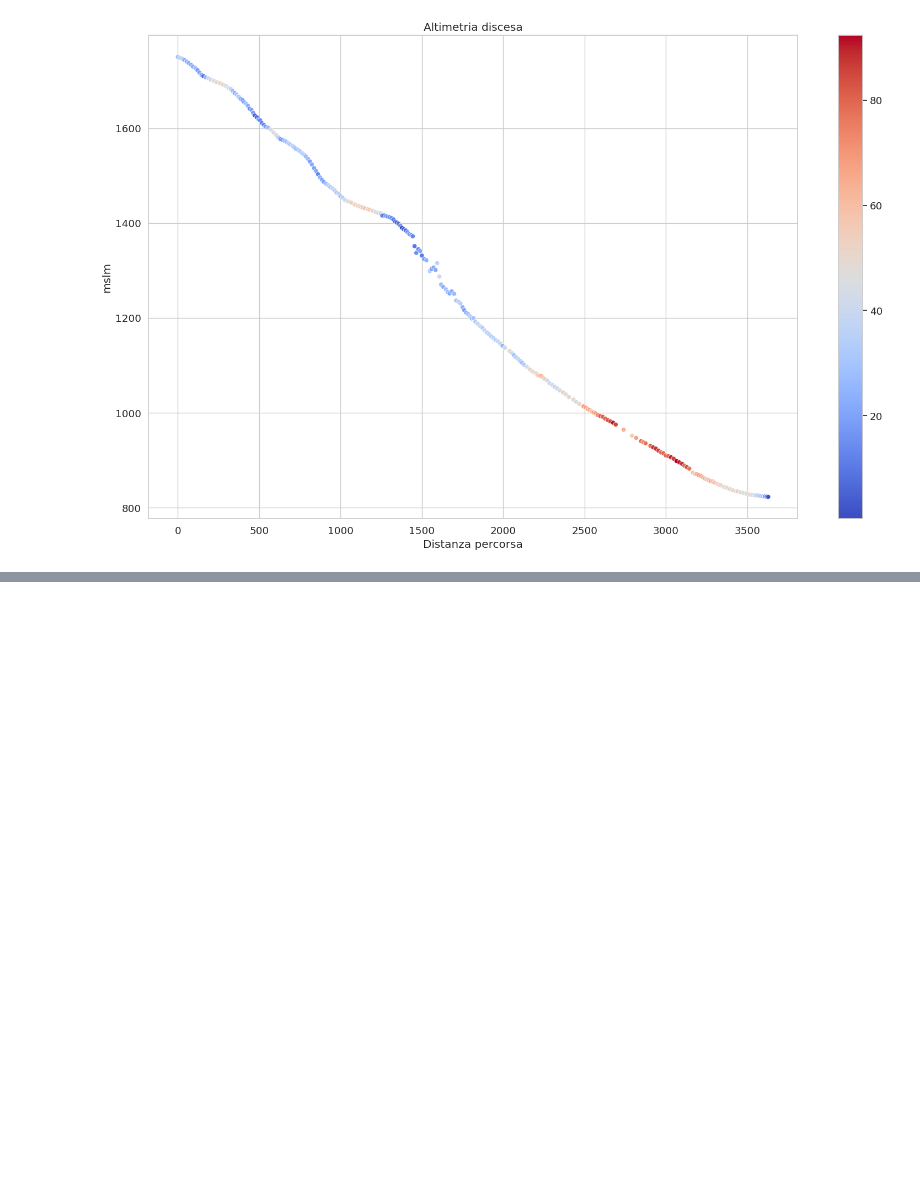
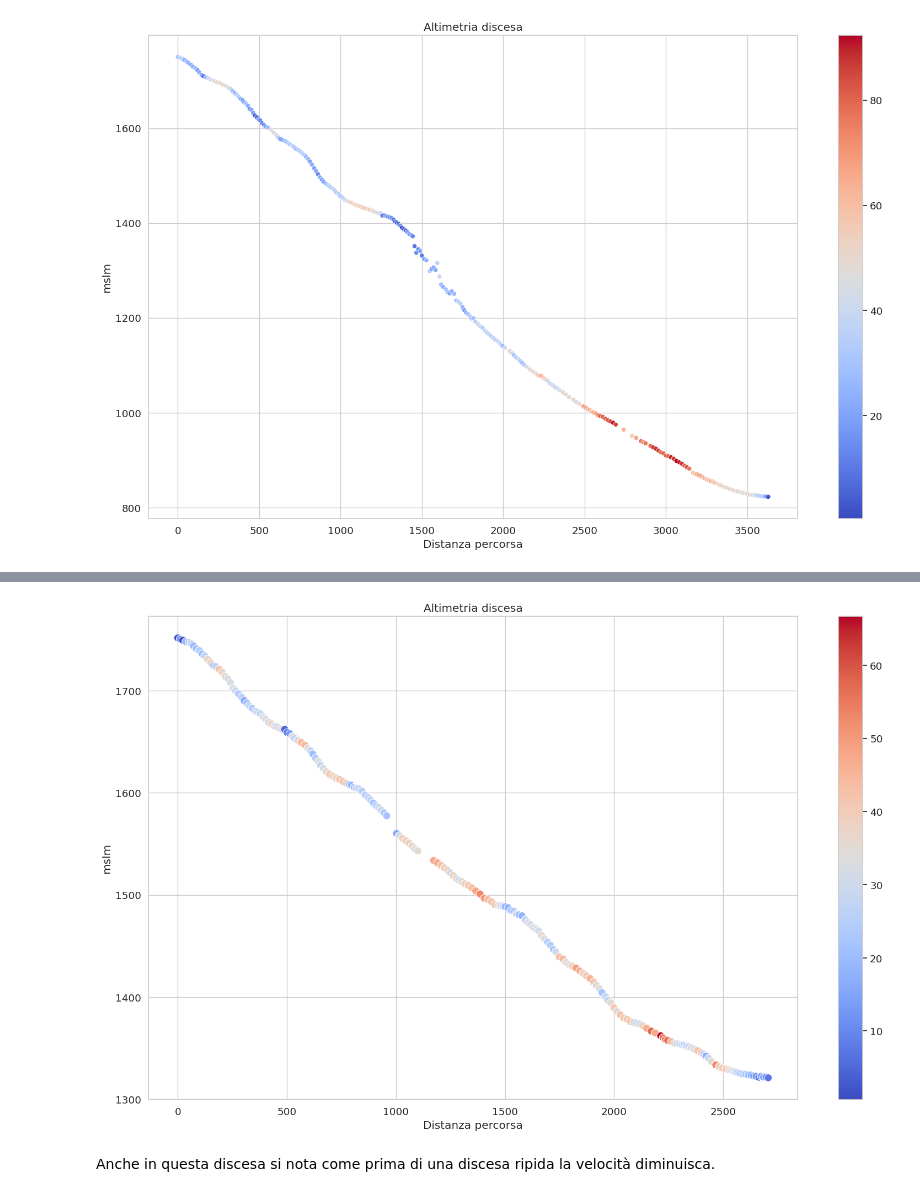
Before and after one commit to thomasmassarutto/DataSlopes, a Jupyter notebook: DataSlopes.ipynb, the cells around one changed output, grey strips where cells are left out. Saved outputs shown, nothing was run; the diff lists cells and outputs as text; code cells hidden in the pictures; blank space fills up the shorter version.

```diff
--- a/DataSlopes.ipynb
+++ b/DataSlopes.ipynb
@@ -792,0 +810,53 @@ plt.show()
+# %%
+## analisi discesa 1
+
+timestart_discesa_7 = df_discese.iloc[7]['unixtime_start']
+timeend_discesa_7 = df_discese.iloc[7]['unixtime_end']
+
+
+gdf1_discesa_7 = gdf_discese[(gdf_discese['unixtime'] >= timestart_discesa_7) &
+                      (gdf_discese['unixtime'] <= timeend_discesa_7)].reset_index(drop=True)
+
+gdf1_discesa_7['distanza_percorsa']= gdf1_discesa_7['distanza_percorsa'] -  gdf1_discesa_7.iloc[0]['distanza_percorsa']
+gdf1_discesa_7['time_from_start']= gdf1_discesa_7['time_from_start'] -  gdf1_discesa_7.iloc[0]['time_from_start']
+
+#gdf1_discesa_9.head()
+# %%
+## Discesa con velocita massima
+
+f, ax = plt.subplots(1, 1, figsize=safe_image_size)
+
+ax.set_title("Altimetria discesa")
+
+sns.scatterplot(
+    ax=ax,
+    data=gdf1_discesa_7,
+    y="altitudine",
+    x="distanza_percorsa",
+    hue= "velocita_kmh",
+    palette="coolwarm",
+    legend=False,
+    s= 100 ## size
+    )
+
+ax.set_ylabel("mslm")
+ax.set_xlabel("Distanza percorsa")
+
+norm = plt.Normalize((gdf1_discesa_7['velocita_kmh']).min(), (gdf1_discesa_7['velocita_kmh']).max())
+sm = plt.cm.ScalarMappable(
+                            cmap="coolwarm",
+                            norm=norm
+                            )
+#sm.set_array([])
+
+ax.figure.colorbar(
+            mappable=sm,
+            ax=ax
+        )
+
+plt.tight_layout()
+plt.show()
+# %% [output]
+[figure, added]
+# %% [markdown]
+Anche in questa discesa si nota come prima di una discesa ripida la velocità diminuisca.
```
Also changed, not shown: parts of 9 cells of this notebook, 1 other file.
